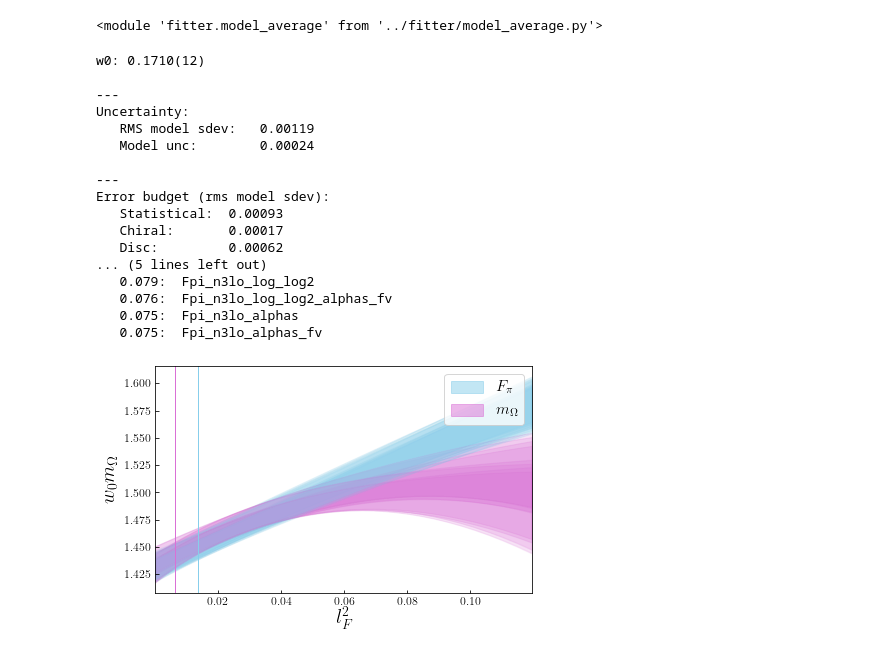
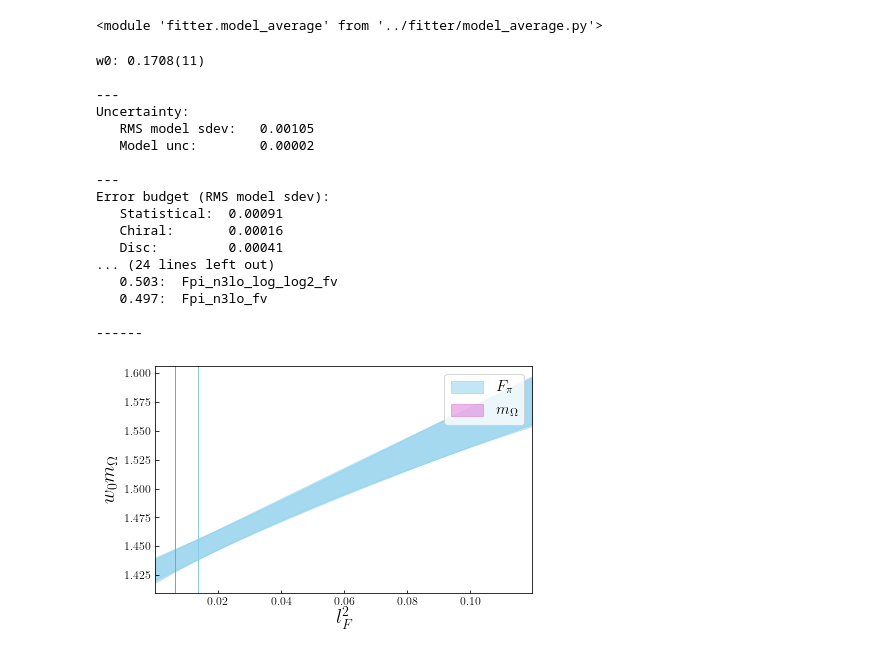
Before and after one commit to callat-qcd/project_scale_setting_mdwf_hisq, a Jupyter notebook: notebooks/average_models.ipynb, the cells around one changed output. Saved outputs shown, nothing was run; the diff lists cells and outputs as text; code cells hidden in the pictures.

```diff
--- a/notebooks/average_models.ipynb
+++ b/notebooks/average_models.ipynb
@@ -21,28 +21,28 @@ reload(md)
 # %% [output]
 <module 'fitter.model_average' from '../fitter/model_average.py'>
 # %%
-model_average = md.model_average('2020_11_22-default_priors')
+model_average = md.model_average('2020_11_28-test')
 print(model_average)
 # %% [output]
-w0: 0.1710(12)
+w0: 0.1708(11)
 
 ---
 Uncertainty:
-   RMS model sdev:   0.00119
-   Model unc:        0.00024
+   RMS model sdev:   0.00105
+   Model unc:        0.00002
 
 ---
-Error budget (rms model sdev):
-   Statistical:  0.00093
-   Chiral:       0.00017
-   Disc:         0.00062
-... (5 lines left out)
-   0.079:  Fpi_n3lo_log_log2
-   0.076:  Fpi_n3lo_log_log2_alphas_fv
-   0.075:  Fpi_n3lo_alphas
-   0.075:  Fpi_n3lo_alphas_fv
+Error budget (RMS model sdev):
+   Statistical:  0.00091
+   Chiral:       0.00016
+   Disc:         0.00041
+... (24 lines left out)
+   0.503:  Fpi_n3lo_log_log2_fv
+   0.497:  Fpi_n3lo_fv
+
+------
 # %%
-model_average.plot_fits('l')
+model_average.plot_fits('l', observable='w0')
 # %% [output]
-[figure, old version]
+[figure, new version]
 # %%
```
Also changed, not shown: parts of 3 cells of this notebook, 7 other files.
